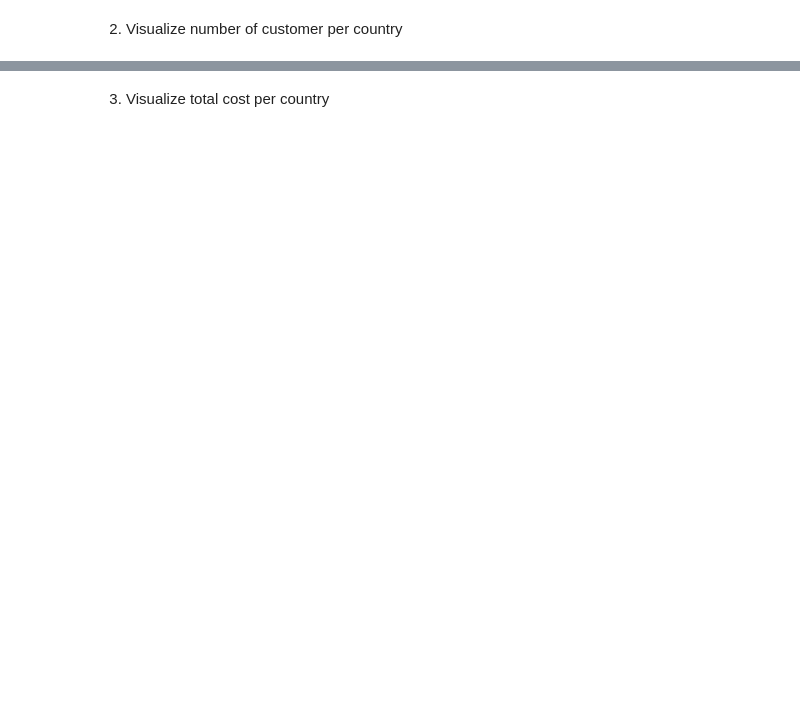
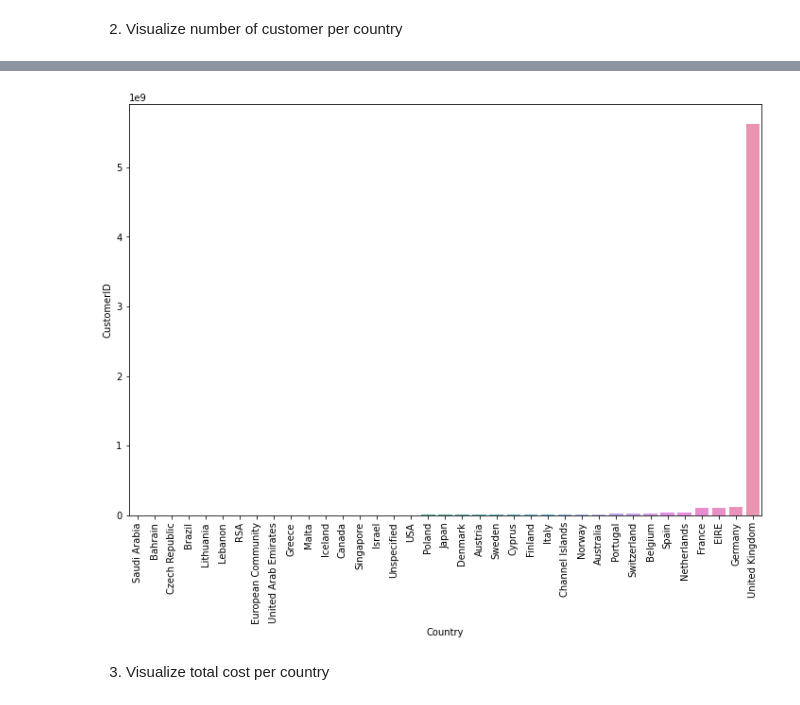
Before and after one commit to Ertugrul-Kurubal/Machine-Learning, a Jupyter notebook: Project/Capstone Project/Customer Segmentation Capstone.ipynb, the cells around one changed output, grey strips where cells are left out. Drawn from its saved outputs; the diff is of its cells as text; code cells hidden in the pictures; blank space fills up the shorter version.

Commit message:
customer and revenue

```diff
--- a/Project/Capstone Project/Customer Segmentation Capstone.ipynb
+++ b/Project/Capstone Project/Customer Segmentation Capstone.ipynb
@@ -496,2 +549,8 @@ Name: Description, Length: 4372, dtype: int64
+# %%
+plt.figure(figsize=(12,8))
+sns.barplot(x=df.groupby("Country")["CustomerID"].sum().sort_values().index, y=df.groupby("Country")["CustomerID"].sum().sort_values())
+plt.xticks(rotation=90);
+# %% [output]
+[figure, added]
 # %% [markdown]
 3. Visualize total cost per country
```
Also changed, not shown: parts of 5 cells of this notebook.
